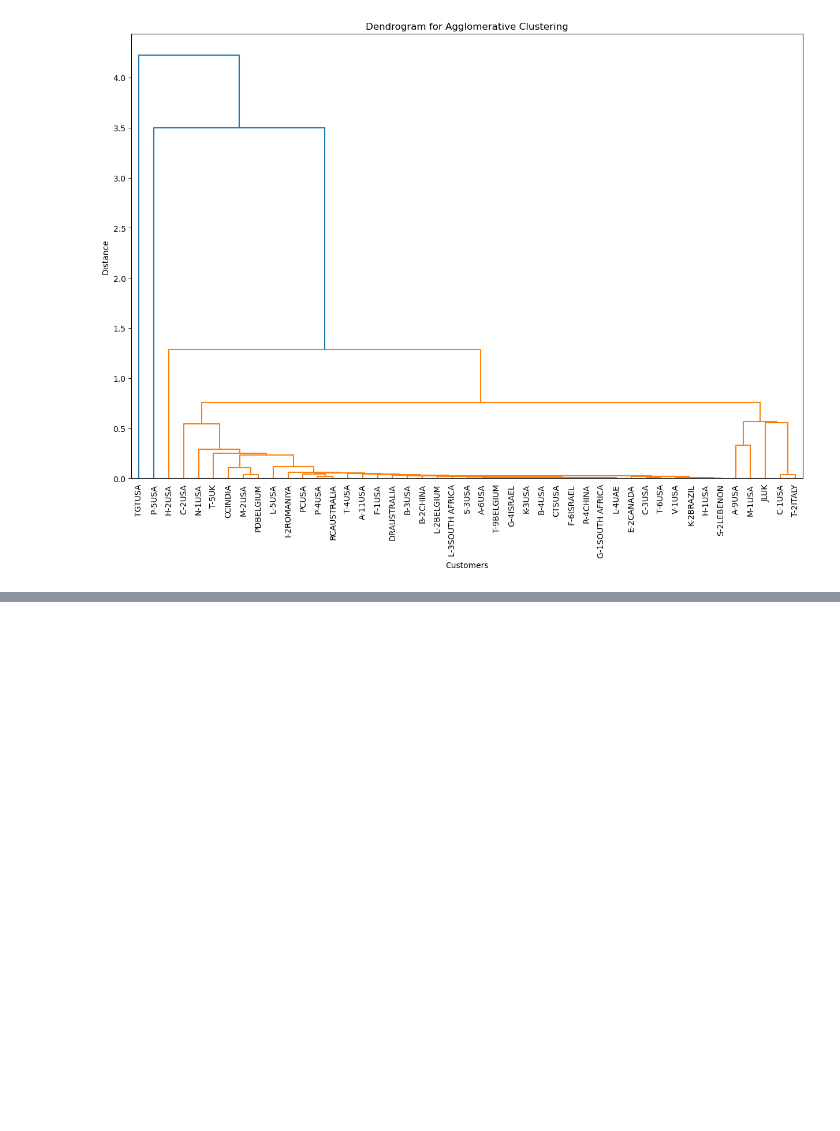
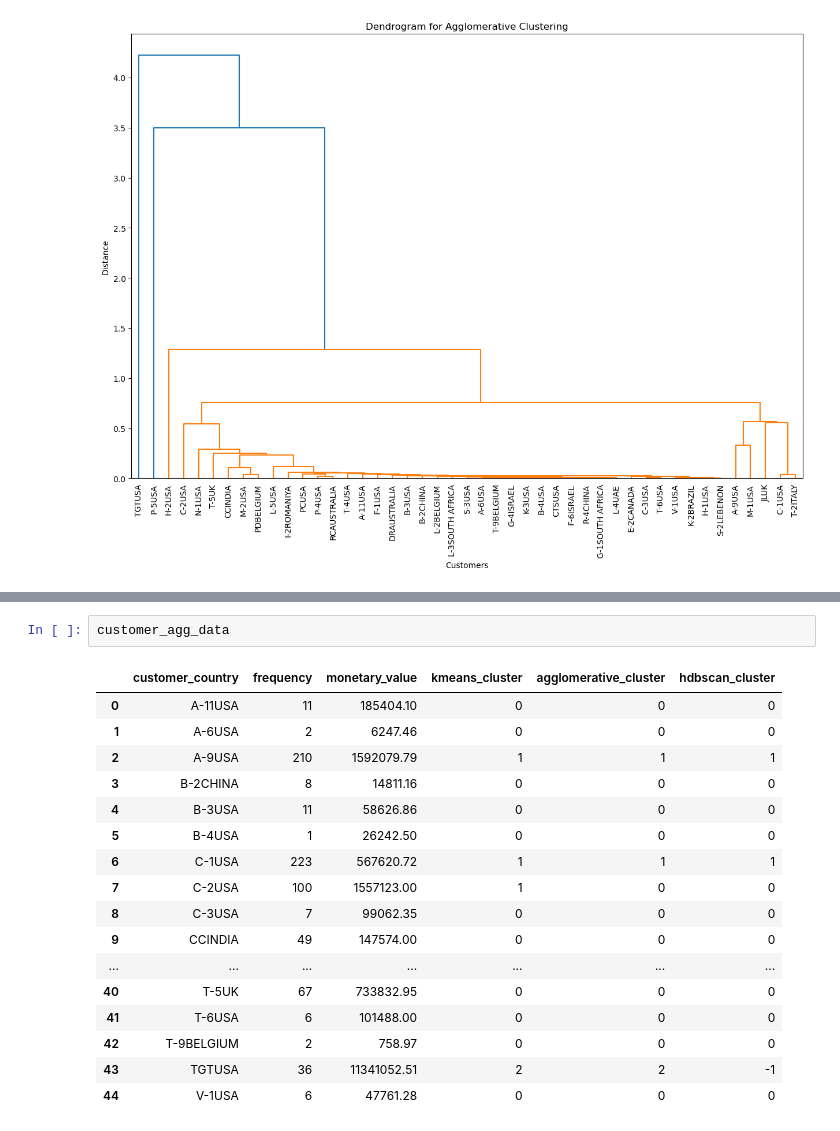
Before and after one commit to kanishkkg/ampba_24_group18_term2, a Jupyter notebook: ml_ul/GR_18_MLUL1_group18_Customers.ipynb, the cells around one changed output, grey strips where cells are left out. Drawn from its saved outputs; the diff is of its cells as text; blank space fills up the shorter version.

```diff
--- a/ml_ul/GR_18_MLUL1_group18_Customers.ipynb
+++ b/ml_ul/GR_18_MLUL1_group18_Customers.ipynb
@@ -581,0 +587,20 @@ plt.show()
+# %%
+customer_agg_data
+# %% [output]
+|  | customer_country | frequency | monetary_value | kmeans_cluster | agglomerative_cluster | hdbscan_cluster |
+| 0 | A-11USA | 11 | 185404.10 | 0 | 0 | 0 |
+| 1 | A-6USA | 2 | 6247.46 | 0 | 0 | 0 |
+| 2 | A-9USA | 210 | 1592079.79 | 1 | 1 | 1 |
+| 3 | B-2CHINA | 8 | 14811.16 | 0 | 0 | 0 |
+| 4 | B-3USA | 11 | 58626.86 | 0 | 0 | 0 |
+| 5 | B-4USA | 1 | 26242.50 | 0 | 0 | 0 |
+| 6 | C-1USA | 223 | 567620.72 | 1 | 1 | 1 |
+| 7 | C-2USA | 100 | 1557123.00 | 1 | 0 | 0 |
+| 8 | C-3USA | 7 | 99062.35 | 0 | 0 | 0 |
+| 9 | CCINDIA | 49 | 147574.00 | 0 | 0 | 0 |
+| ... | ... | ... | ... | ... | ... | ... |
+| 40 | T-5UK | 67 | 733832.95 | 0 | 0 | 0 |
+| 41 | T-6USA | 6 | 101488.00 | 0 | 0 | 0 |
+| 42 | T-9BELGIUM | 2 | 758.97 | 0 | 0 | 0 |
+| 43 | TGTUSA | 36 | 11341052.51 | 2 | 2 | -1 |
+| 44 | V-1USA | 6 | 47761.28 | 0 | 0 | 0 |
```
Also changed, not shown: parts of 34 cells of this notebook, 1 other file.
